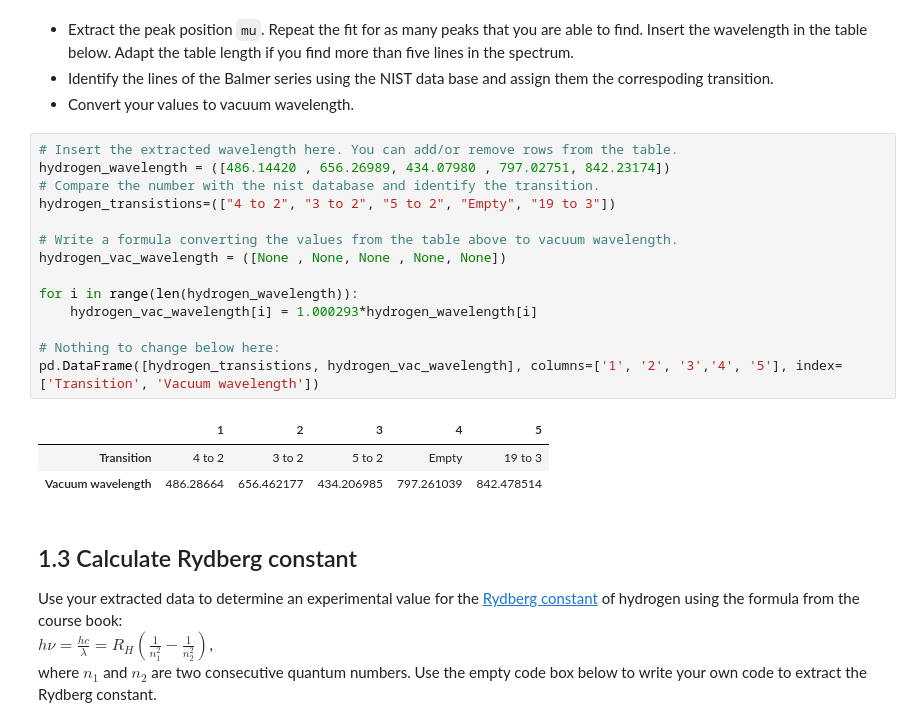
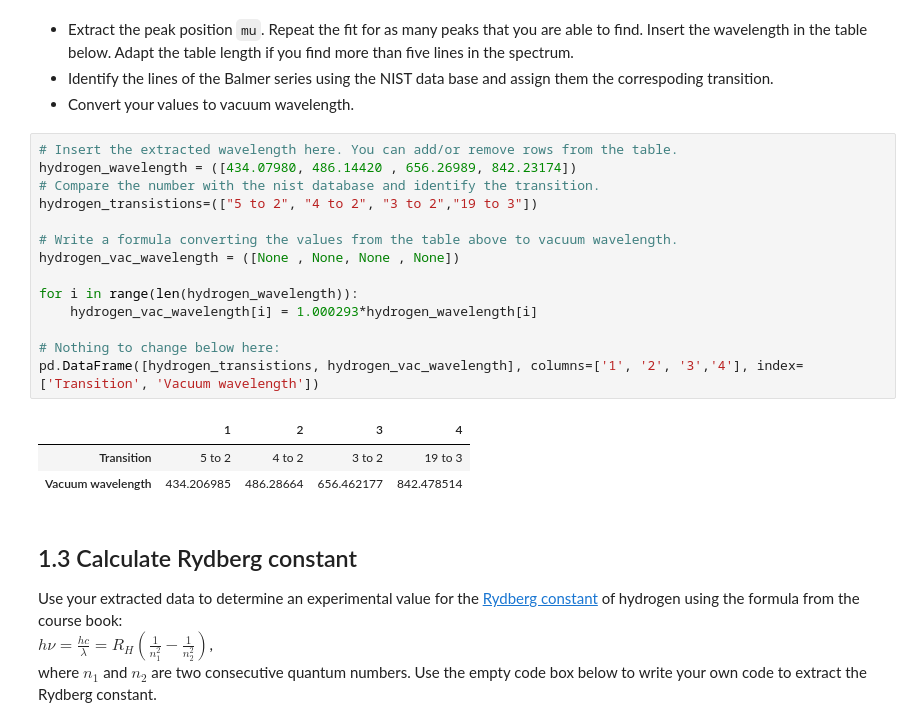
Before and after one commit to RSvegin/Atomic-Spectroscopy-FYSB24, a Jupyter notebook: Atomic Spectroscopy_FYSB24.ipynb, the cells around one changed output. Cells and saved outputs as stored; diff of their text form.

```diff
--- a/Atomic Spectroscopy_FYSB24.ipynb
+++ b/Atomic Spectroscopy_FYSB24.ipynb
@@ -108,22 +108,22 @@ Covariance matrix:
   * Convert your values to vacuum wavelength.
 # %%
 # Insert the extracted wavelength here. You can add/or remove rows from the table.
-hydrogen_wavelength = ([486.14420 , 656.26989, 434.07980 , 797.02751, 842.23174])
+hydrogen_wavelength = ([434.07980, 486.14420 , 656.26989, 842.23174])
 # Compare the number with the nist database and identify the transition.
-hydrogen_transistions=(["4 to 2", "3 to 2", "5 to 2", "Empty", "19 to 3"])
+hydrogen_transistions=(["5 to 2", "4 to 2", "3 to 2","19 to 3"])
 
 # Write a formula converting the values from the table above to vacuum wavelength.
-hydrogen_vac_wavelength = ([None , None, None , None, None])
+hydrogen_vac_wavelength = ([None , None, None , None])
 
 for i in range(len(hydrogen_wavelength)):
     hydrogen_vac_wavelength[i] = 1.000293*hydrogen_wavelength[i]
 
 # Nothing to change below here:
-pd.DataFrame([hydrogen_transistions, hydrogen_vac_wavelength], columns=['1', '2', '3','4', '5'], index=['Transition', 'Vacuum wavelength'])
+pd.DataFrame([hydrogen_transistions, hydrogen_vac_wavelength], columns=['1', '2', '3','4'], index=['Transition', 'Vacuum wavelength'])
 # %% [output]
-|  | 1 | 2 | 3 | 4 | 5 |
-| Transition | 4 to 2 | 3 to 2 | 5 to 2 | Empty | 19 to 3 |
-| Vacuum wavelength | 486.28664 | 656.462177 | 434.206985 | 797.261039 | 842.478514 |
+|  | 1 | 2 | 3 | 4 |
+| Transition | 5 to 2 | 4 to 2 | 3 to 2 | 19 to 3 |
+| Vacuum wavelength | 434.206985 | 486.28664 | 656.462177 | 842.478514 |
 # %% [markdown]
 ## 1.3 Calculate Rydberg constant<a name="Hydrogen_Step_3"></a>
 
```
Also changed, not shown: parts of 9 cells of this notebook, 3 other files.
